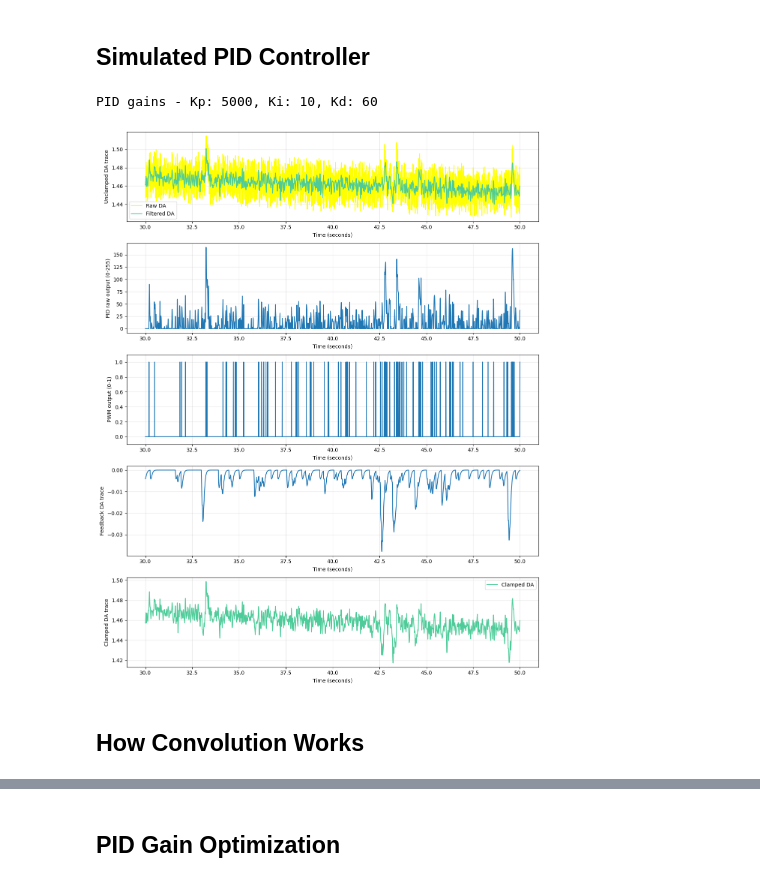
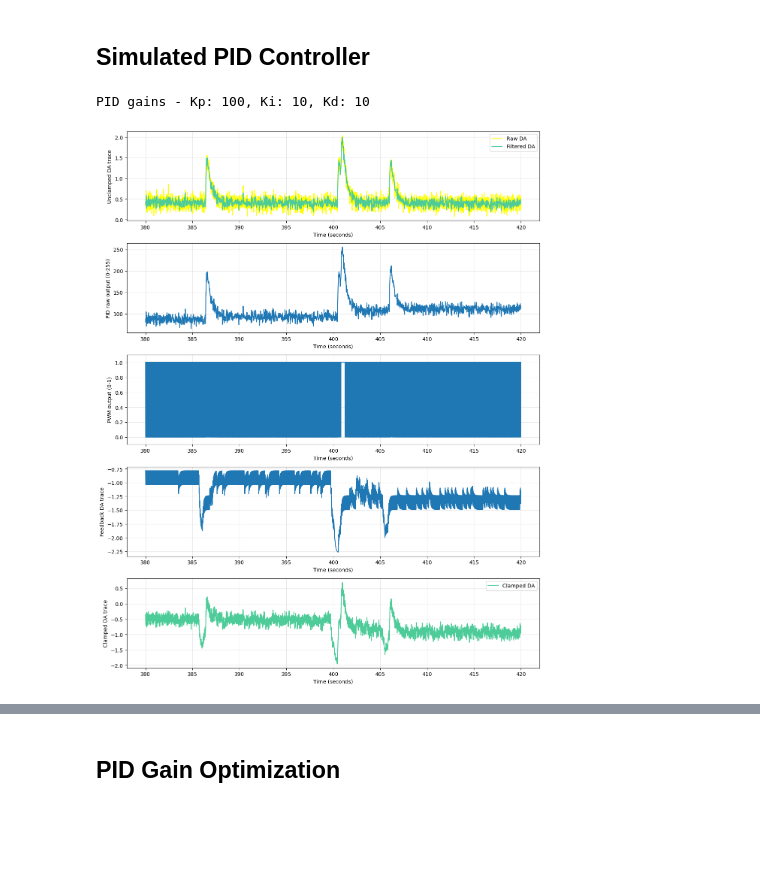
Before and after one commit to shunnnli/BrainClamp, a Jupyter notebook: PID-model.ipynb, the cells around one changed output, grey strips where cells are left out. Saved outputs shown, nothing was run; the diff lists cells and outputs as text; code cells hidden in the pictures; blank space fills up the shorter version.

```diff
--- a/PID-model.ipynb
+++ b/PID-model.ipynb
@@ -172,13 +269,11 @@ def lowpass_filter(input_data, cutoff_freq, fs):
 def run_pid_simulation(
     signal_data,
     baseline,
-    Fs=200,
-    kernelLength=np.arange(0, 100),
-    Kon=8,
-    Koff=111,
-    Kp=5000,
+    stim_kernel,
+    Fs=100,
+    Kp=50,
     Ki=10,
-    Kd=60,
+    Kd=10,
     f_pwm=980
 ):
     """
@@ -215,8 +310,7 @@ def run_pid_simulation(
     print(f"PID gains - Kp: {Kp}, Ki: {Ki}, Kd: {Kd}")
 
     # Time step
-    fs = 200
-    dt = 1/fs
+    dt = 1/Fs
     N = len(input_data)  # Number of data points
     t = np.arange(N) * dt  # Time vector
 
@@ -247,20 +341,12 @@ def run_pid_simulation(
     duty_cycle = (output_data / 255) * 100
 
     # Generate the PWM signal based on duty cycle
-    pwm_signal = np.zeros(len(t))
-    for i in range(len(t)):
-        # Create square wave based on duty cycle
-        period = 1 / f_pwm
-        phase = (t[i] % period) / period
-        if phase < (duty_cycle[i] / 100):
-            pwm_signal[i] = 1
-        else:
-            pwm_signal[i] = 0
+    phase = ((t - t[0]) * f_pwm) % 1.0
+    pwm_signal = (phase < duty_cycle/100).astype(float)
 
     # Add controller input back to true DA
-    stim_kernel = 0.15 * np.exp(-kernelLength/Kon) * (1 - np.exp(kernelLength/Koff))
     stim_channel = pwm_signal
-    stimIdx = np.where(stim_channel < -0.5)[0]
+    stimIdx = np.where(stim_channel > 0.5)[0]
     feedback = np.convolve(stim_channel, stim_kernel, mode='same')
 
     clamped_signal = input_data + feedback
@@ -277,19 +363,23 @@ def run_pid_simulation(
         "stim_kernel": stim_kernel,
         "stimIdx": stimIdx
     }
+# %%
+# Run the simulation
+results = run_pid_simulation(signal_data, baseline, stim_kernel=stim_kernel, Fs=Fs,
+                            Kp=100, Ki=10, Kd=10)
+output_data = results["output_data"]
+pwm_signal = results["pwm_signal"]
+feedback = results["feedback"]
+clamped_signal = results["clamped_signal"]
+t = results["t"]
+# %% [output]
+PID gains - Kp: 100, Ki: 10, Kd: 10
 # %%
 # Plot the PID results
 fig, axes = plt.subplots(5, 1, figsize=(12, 15))
 
-# Run the simulation
-results = run_pid_simulation(signal_data, baseline, Kp=5000, Ki=10, Kd=60)
-output_data = results["output_data"]
-pwm_signal = results["pwm_signal"]
-feedback = results["feedback"]
-clamped_signal = results["clamped_signal"]
-
 # Define time window for plotting
-time_start, time_end = 30, 50
+time_start, time_end = 380, 420
 start_idx = int(time_start * Fs)
 end_idx = int(time_end * Fs)
 
@@ -303,34 +393,31 @@ axes[0].grid(True, alpha=0.3)
 
 # Plot 2: PID duty cycle
 axes[1].plot(t[start_idx:end_idx], output_data[start_idx:end_idx])
 axes[1].set_xlabel('Time (seconds)')
 axes[1].set_ylabel('PID raw output (0-255)')
 axes[1].grid(True, alpha=0.3)
 
 # Plot 3: PWM output
 axes[2].plot(t[start_idx:end_idx], pwm_signal[start_idx:end_idx])
 axes[2].set_xlabel('Time (seconds)')
 axes[2].set_ylabel('PWM output (0-1)')
 axes[2].set_ylim([-0.1, 1.1])
 axes[2].grid(True, alpha=0.3)
 
 # Plot 4: Feedback DA trace
 axes[3].plot(t[start_idx:end_idx], feedback[start_idx:end_idx])
 axes[3].set_xlabel('Time (seconds)')
 axes[3].set_ylabel('Feedback DA trace')
 axes[3].grid(True, alpha=0.3)
 
 # Plot 5: Clamped DA trace
 axes[4].plot(t[start_idx:end_idx], clamped_signal[start_idx:end_idx], color=color, label='Clamped DA')
 axes[4].set_xlabel('Time (seconds)')
 axes[4].set_ylabel('Clamped DA trace')
 axes[4].legend()
 axes[4].grid(True, alpha=0.3)
 
 plt.tight_layout()
 plt.show()
 # %% [output]
-PID gains - Kp: 5000, Ki: 10, Kd: 60
-[figure, old version]
+[figure, new version]
-# %% [markdown]
-## How Convolution Works
```
Also changed, not shown: parts of 17 cells of this notebook, 2 other files.
